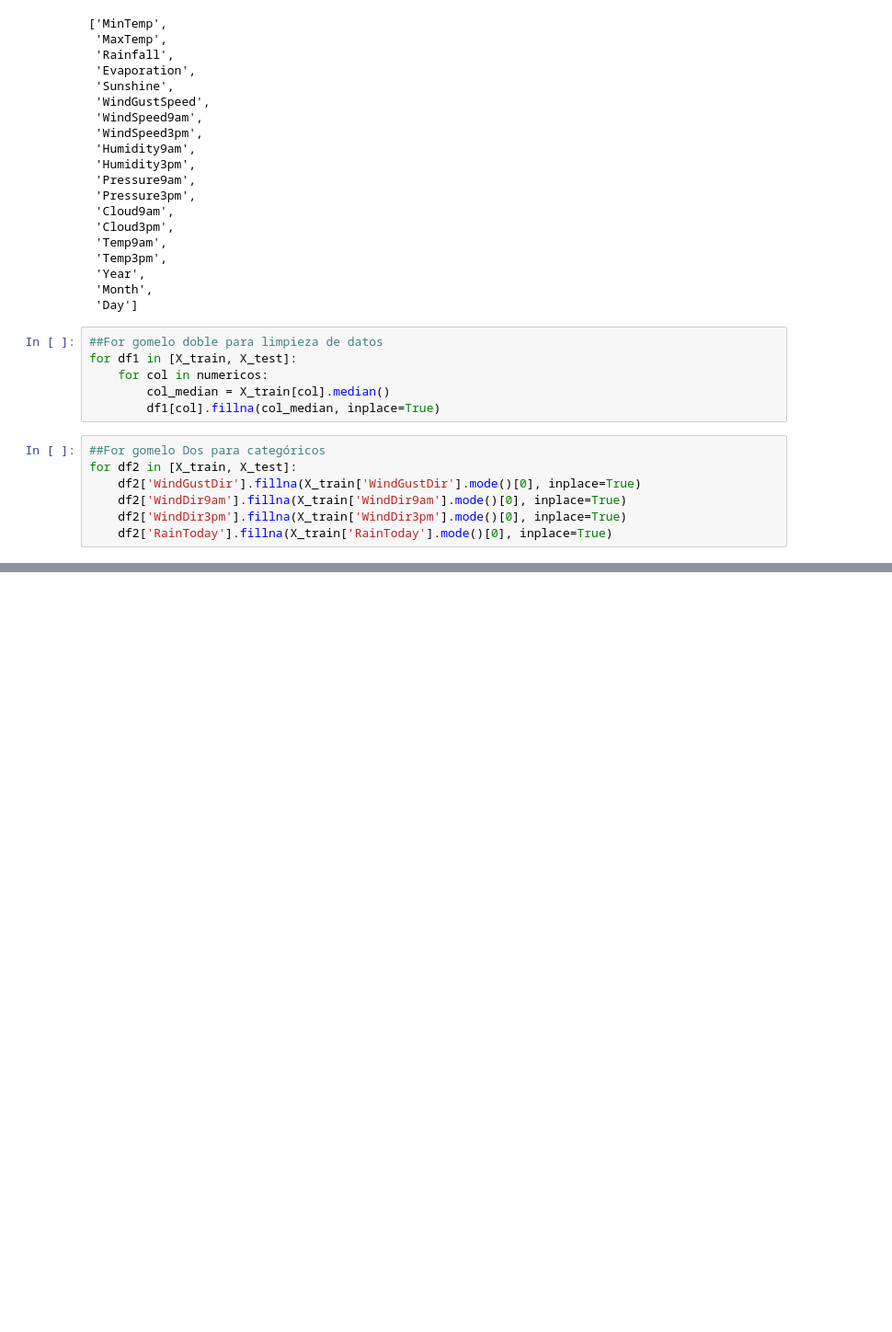
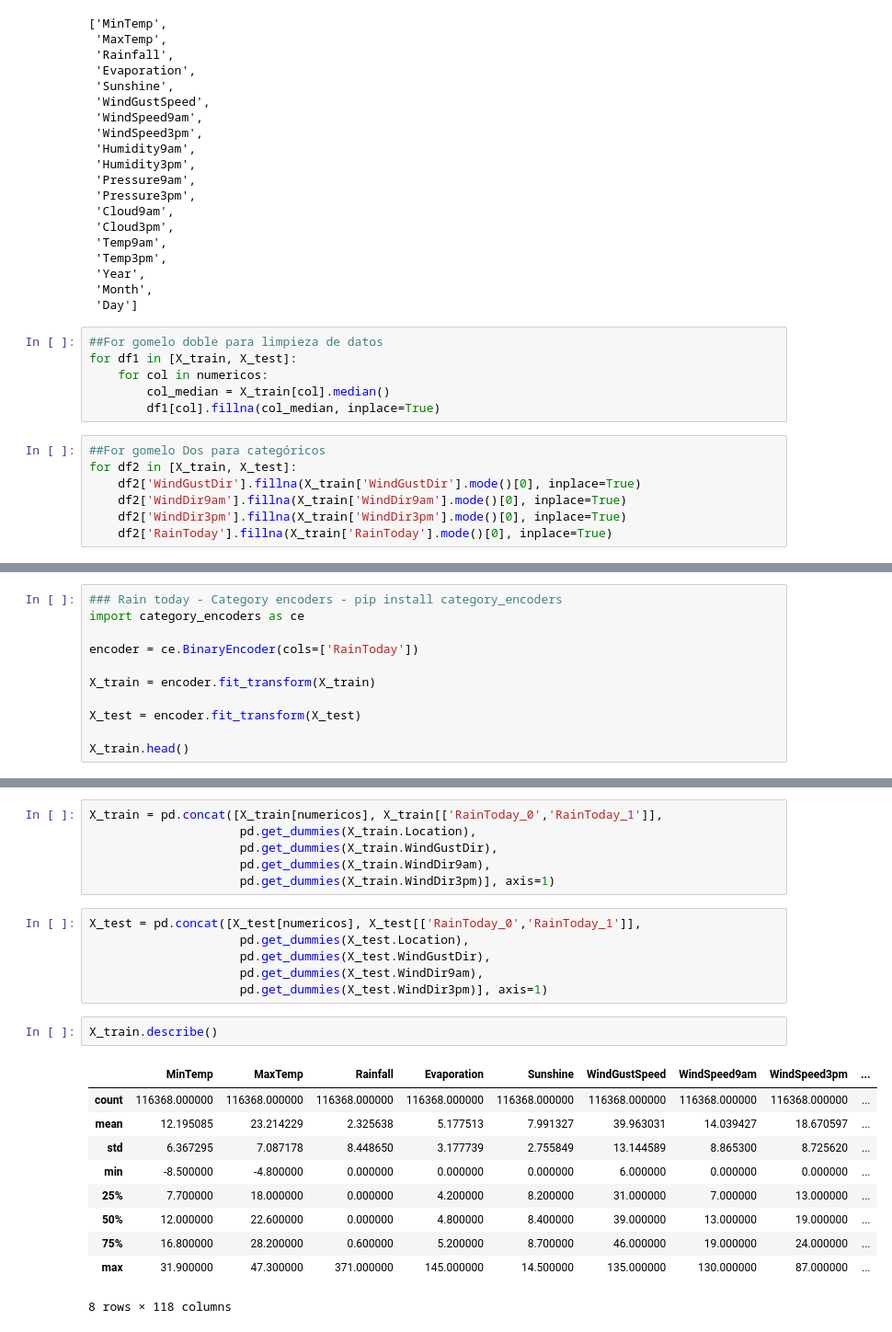
Before and after one commit to jaquimbayoc8/DiplomadoMLA2023, a Jupyter notebook: 5.RegresionLogistica/RegresionLogistica.ipynb, the cells around one changed output, grey strips where cells are left out. Shown at 92% size. Drawn from its saved outputs; the diff is of its cells as text; blank space fills up the shorter version.

Commit message:
creacion de dummies

```diff
--- a/5.RegresionLogistica/RegresionLogistica.ipynb
+++ b/5.RegresionLogistica/RegresionLogistica.ipynb
@@ -447,0 +457,11 @@ y_test.isnull().sum()
+# %%
+### Rain today - Category encoders - pip install category_encoders
+import category_encoders as ce
+
+encoder = ce.BinaryEncoder(cols=['RainToday'])
+
+X_train = encoder.fit_transform(X_train)
+
+X_test = encoder.fit_transform(X_test)
+
+X_train.head()
@@ -447,0 +476,25 @@ y_test.isnull().sum()
+# %%
+X_train = pd.concat([X_train[numericos], X_train[['RainToday_0','RainToday_1']],
+                     pd.get_dummies(X_train.Location),
+                     pd.get_dummies(X_train.WindGustDir),
+                     pd.get_dummies(X_train.WindDir9am),
+                     pd.get_dummies(X_train.WindDir3pm)], axis=1)
+# %%
+X_test = pd.concat([X_test[numericos], X_test[['RainToday_0','RainToday_1']],
+                     pd.get_dummies(X_test.Location),
+                     pd.get_dummies(X_test.WindGustDir),
+                     pd.get_dummies(X_test.WindDir9am),
+                     pd.get_dummies(X_test.WindDir3pm)], axis=1)
+# %%
+X_train.describe()
+# %% [output]
+|  | MinTemp | MaxTemp | Rainfall | Evaporation | Sunshine | WindGustSpeed | WindSpeed9am | WindSpeed3pm | ... |
+| count | 116368.000000 | 116368.000000 | 116368.000000 | 116368.000000 | 116368.000000 | 116368.000000 | 116368.000000 | 116368.000000 | ... |
+| mean | 12.195085 | 23.214229 | 2.325638 | 5.177513 | 7.991327 | 39.963031 | 14.039427 | 18.670597 | ... |
+| std | 6.367295 | 7.087178 | 8.448650 | 3.177739 | 2.755849 | 13.144589 | 8.865300 | 8.725620 | ... |
+| min | -8.500000 | -4.800000 | 0.000000 | 0.000000 | 0.000000 | 6.000000 | 0.000000 | 0.000000 | ... |
+| 25% | 7.700000 | 18.000000 | 0.000000 | 4.200000 | 8.200000 | 31.000000 | 7.000000 | 13.000000 | ... |
+| 50% | 12.000000 | 22.600000 | 0.000000 | 4.800000 | 8.400000 | 39.000000 | 13.000000 | 19.000000 | ... |
+| 75% | 16.800000 | 28.200000 | 0.600000 | 5.200000 | 8.700000 | 46.000000 | 19.000000 | 24.000000 | ... |
+| max | 31.900000 | 47.300000 | 371.000000 | 145.000000 | 14.500000 | 135.000000 | 130.000000 | 87.000000 | ... |
+8 rows × 118 columns
```
Also changed, not shown: parts of 9 cells of this notebook.
